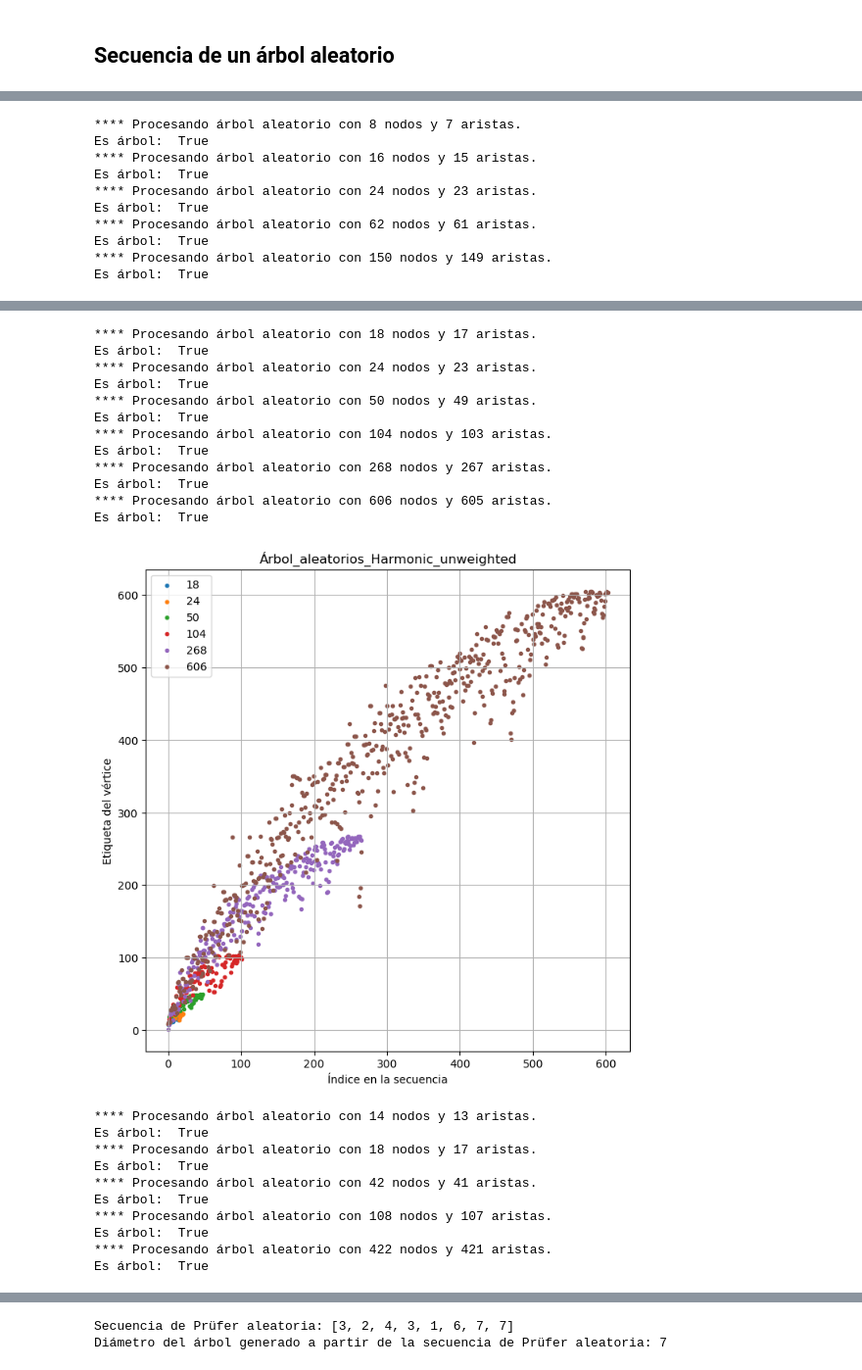
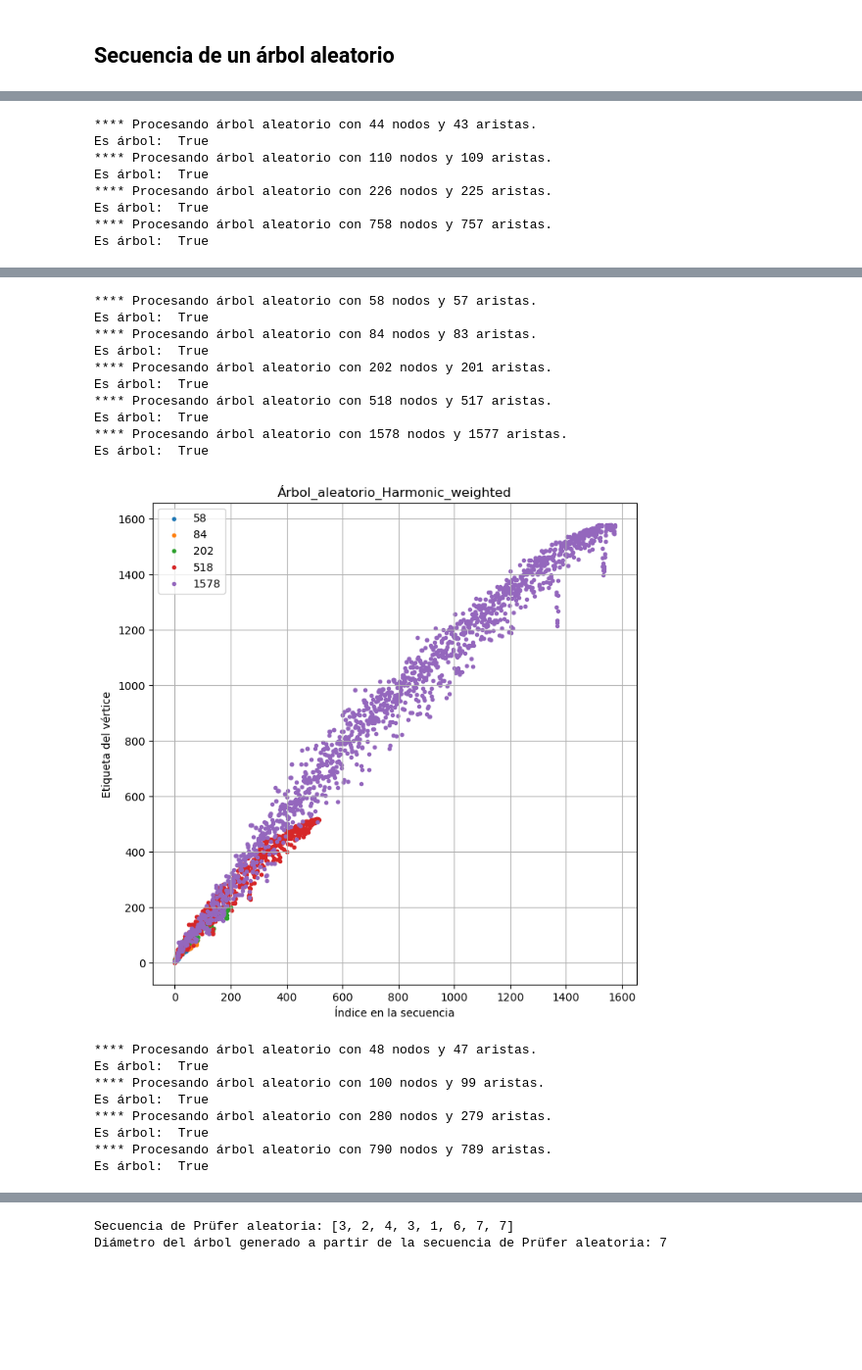
Before and after one commit to apps-complex-nets/micelios_nets, a Jupyter notebook: etiqueta_centralidad.ipynb, the cells around one changed output, grey strips where cells are left out. Shown at 98% size. Saved outputs shown, nothing was run; the diff lists cells and outputs as text; code cells hidden in the pictures; blank space fills up the shorter version.

Commit message:
imagenes prufer

```diff
--- a/etiqueta_centralidad.ipynb
+++ b/etiqueta_centralidad.ipynb
@@ -73,7 +73,7 @@ def etiquetado_por_centralidad(G, centralidad, weighted):
     elif centralidad == 1:
         centralidad = nx.degree_centrality(G)
     elif centralidad == 2:
-        centralidad = nx.eigenvector_centrality(G)
+        centralidad = nx.eigenvector_centrality(G,weight="weight")
     elif centralidad == 3:
         if weighted:
             centralidad = nx.closeness_centrality(G, distance="weight")
@@ -184,33 +184,36 @@ def muestra_secuencias(secuencias, etiquetas, tipo_hongo):
     plt.ylabel("Etiqueta del vértice")
     if weighted:
         titulo = tipo_hongo + "_" + TIPO[CENTRALIDAD] + "_weighted"
+        p_sec = path_secuencias + TIPO[CENTRALIDAD] + "_weighted/"
     else:
         titulo = tipo_hongo + "_" + TIPO[CENTRALIDAD] + "_unweighted"
+        p_sec = path_secuencias + TIPO[CENTRALIDAD] + "_unweighted/"
     plt.title(titulo)
     plt.legend()
     plt.grid()
     # Crear la carpeta si no existe
-    os.makedirs(path_secuencias + TIPO[CENTRALIDAD] + "_weighted/", exist_ok=True)
-    plt.savefig(path_secuencias + TIPO[CENTRALIDAD] + "_weighted/" + titulo + "_m" + str(muestra) + ".png")
+    os.makedirs(p_sec, exist_ok=True)
+    plt.savefig(p_sec + titulo + "_m" + str(muestra) + ".png")
     plt.show()
 # %%
 #---- Trichoderma atroviride ---
-path_red = PATH_TRICHODERMA
-redes = REDES_TRICHODERMA
-titulo = "Trichoderma_Atroviride"
-nodos_red = nodos_trichoderma
-path_secuencias = PATH_SECUENCIAS_TRICHODERMA
+#path_red = PATH_TRICHODERMA
+#redes = REDES_TRICHODERMA
+#titulo = "Trichoderma_Atroviride"
+#nodos_red = nodos_trichoderma
+#path_secuencias = PATH_SECUENCIAS_TRICHODERMA
 
 #---- Neurospora crassa ---
-#path_red = PATH_NEUROSPORA
-#redes = REDES_NEUROSPORA
-#titulo = "Neurospora_Crassa"
-#nodos_red = nodos_neurospora
-#path_secuencias = PATH_SECUENCIAS_NEUROSPORA
+path_red = PATH_NEUROSPORA
+redes = REDES_NEUROSPORA
+titulo = "Neurospora_Crassa"
+nodos_red = nodos_neurospora
+path_secuencias = PATH_SECUENCIAS_NEUROSPORA
 
 # Centralidades que no considerar pesos: Degree centrality,
-# Centralidades que no convergen con pesos: Eigenvector, Katz
-weighted = False
+# Centralidades que no convergen con pesos: Katz
+# No converge sin pesos :  Eigenvector
+weighted = True
 CENTRALIDAD = 9
 TIPO = {0: "Degree", 1:"Degree centrality", 2: "Eigenvector", 3: "Closeness", 4: "Betweenness",
         5: "PageRank", 6: "Katz", 7: "Current Flow Betweenness", 8: "Load", 9: "Harmonic"}
@@ -301,9 +296,9 @@ Es árbol:  False
 # %% [markdown]
 ## Secuencia de un árbol aleatorio
 # %%
-for i in range(1,6):
+for muestra in range(1,6):
     prufer_seq = list()
-    for n in nodos_red[i]:
+    for n in nodos_red[muestra]:
         G = nx.generators.random_tree(n)
         print("**** Procesando árbol aleatorio con", G.number_of_nodes(), "nodos y", G.number_of_edges(), "aristas.")
         print("Es árbol: ", nx.is_tree(G))
@@ -313,5 +308,5 @@ for i in range(1,6):
         #dibujar_arbol(G, red,pos, node_labels)
         #print("Secuencia de Prüfer:", ps)
         prufer_seq.append(ps)
-    muestra_secuencias(prufer_seq, nodos_red[i], "Árbol_aleatorio")
+    muestra_secuencias(prufer_seq, nodos_red[muestra], "Árbol_aleatorio")
 # %% [output]
@@ -329,10 +324,8 @@ Es árbol:  True
-**** Procesando árbol aleatorio con 8 nodos y 7 aristas.
+**** Procesando árbol aleatorio con 44 nodos y 43 aristas.
 Es árbol:  True
-**** Procesando árbol aleatorio con 16 nodos y 15 aristas.
+**** Procesando árbol aleatorio con 110 nodos y 109 aristas.
 Es árbol:  True
-**** Procesando árbol aleatorio con 24 nodos y 23 aristas.
+**** Procesando árbol aleatorio con 226 nodos y 225 aristas.
 Es árbol:  True
-**** Procesando árbol aleatorio con 62 nodos y 61 aristas.
+**** Procesando árbol aleatorio con 758 nodos y 757 aristas.
 Es árbol:  True
-**** Procesando árbol aleatorio con 150 nodos y 149 aristas.
-Es árbol:  True
@@ -353,23 +344,19 @@ Es árbol:  True
-**** Procesando árbol aleatorio con 18 nodos y 17 aristas.
+**** Procesando árbol aleatorio con 58 nodos y 57 aristas.
 Es árbol:  True
-**** Procesando árbol aleatorio con 24 nodos y 23 aristas.
+**** Procesando árbol aleatorio con 84 nodos y 83 aristas.
 Es árbol:  True
-**** Procesando árbol aleatorio con 50 nodos y 49 aristas.
+**** Procesando árbol aleatorio con 202 nodos y 201 aristas.
 Es árbol:  True
-**** Procesando árbol aleatorio con 104 nodos y 103 aristas.
+**** Procesando árbol aleatorio con 518 nodos y 517 aristas.
 Es árbol:  True
-**** Procesando árbol aleatorio con 268 nodos y 267 aristas.
+**** Procesando árbol aleatorio con 1578 nodos y 1577 aristas.
 Es árbol:  True
-**** Procesando árbol aleatorio con 606 nodos y 605 aristas.
-Es árbol:  True
-[figure, old version]
+[figure, new version]
-**** Procesando árbol aleatorio con 14 nodos y 13 aristas.
+**** Procesando árbol aleatorio con 48 nodos y 47 aristas.
 Es árbol:  True
-**** Procesando árbol aleatorio con 18 nodos y 17 aristas.
+**** Procesando árbol aleatorio con 100 nodos y 99 aristas.
 Es árbol:  True
-**** Procesando árbol aleatorio con 42 nodos y 41 aristas.
+**** Procesando árbol aleatorio con 280 nodos y 279 aristas.
 Es árbol:  True
-**** Procesando árbol aleatorio con 108 nodos y 107 aristas.
+**** Procesando árbol aleatorio con 790 nodos y 789 aristas.
 Es árbol:  True
-**** Procesando árbol aleatorio con 422 nodos y 421 aristas.
-Es árbol:  True
```
Also changed, not shown: parts of 3 cells of this notebook, 1 other file.
